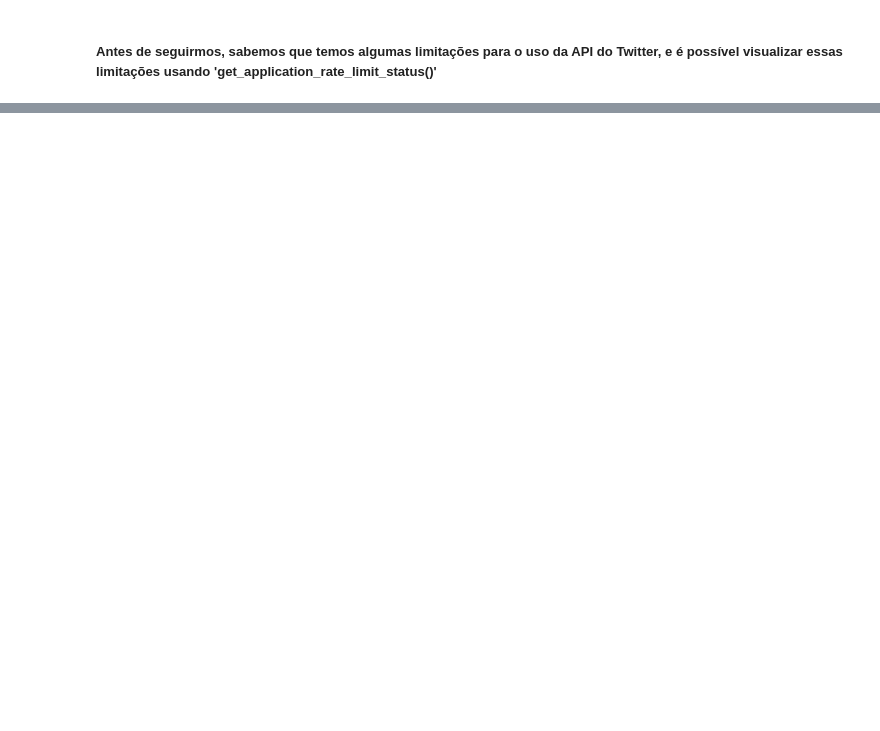
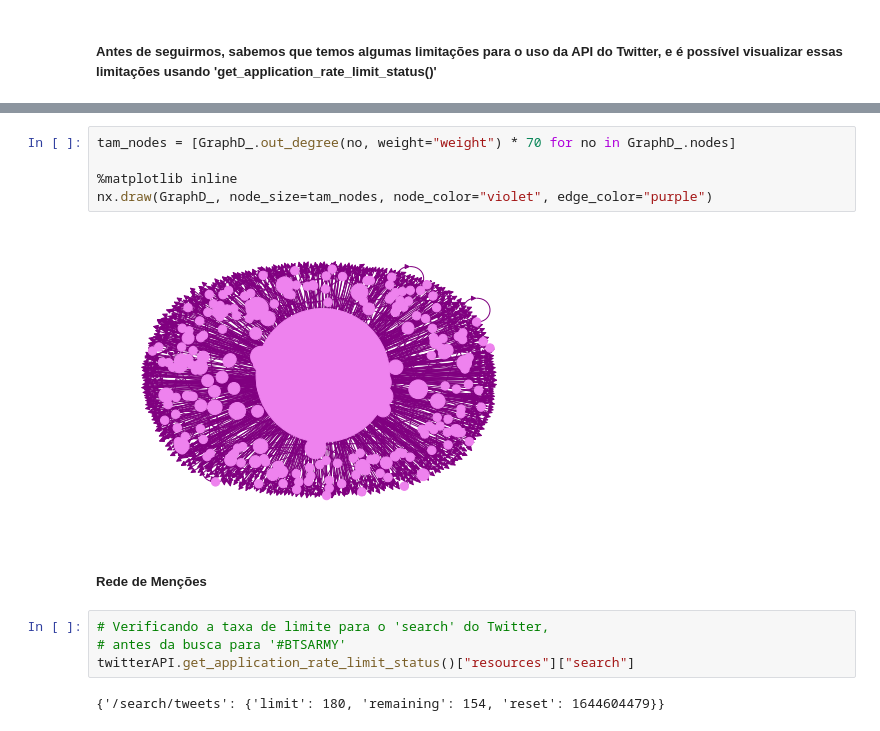
Before and after one commit to alicesbarros/NetworkAnalysis_TwitterAPI, a Jupyter notebook: API_Twitter.ipynb, the cells around one changed output, grey strips where cells are left out. Drawn from its saved outputs; the diff is of its cells as text; blank space fills up the shorter version.

```diff
--- a/API_Twitter.ipynb
+++ b/API_Twitter.ipynb
@@ -204,0 +670,15 @@ next_cursor = -1
+# %%
+tam_nodes = [GraphD_.out_degree(no, weight="weight") * 70 for no in GraphD_.nodes]
+
+%matplotlib inline
+nx.draw(GraphD_, node_size=tam_nodes, node_color="violet", edge_color="purple")
+# %% [output]
+[figure, added]
+# %% [markdown]
+##### Rede de Menções
+# %%
+# Verificando a taxa de limite para o 'search' do Twitter,
+# antes da busca para '#BTSARMY'
+twitterAPI.get_application_rate_limit_status()["resources"]["search"]
+# %% [output]
+{'/search/tweets': {'limit': 180, 'remaining': 154, 'reset': 1644604479}}
```
Also changed, not shown: parts of 92 cells of this notebook.
